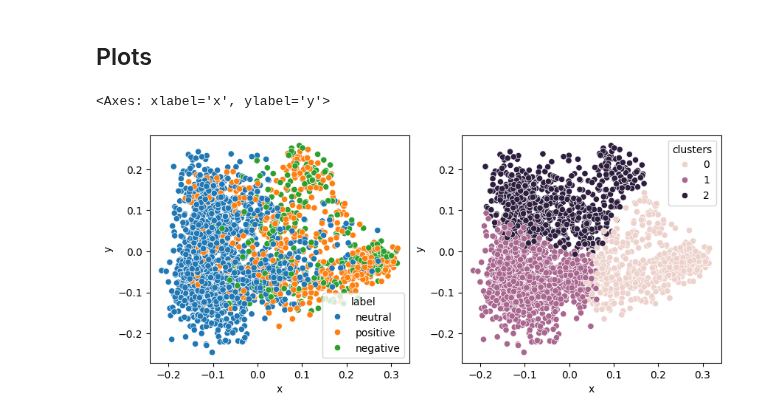
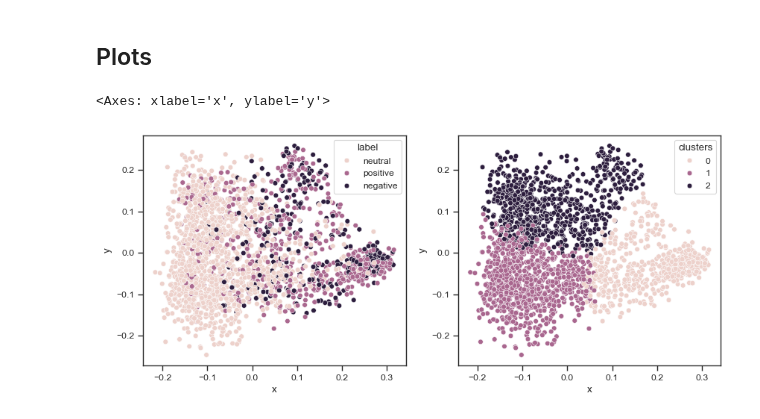
Before and after one commit to faunebl/thesis, a Jupyter notebook: final/get_graphs.ipynb, the cells around one changed output. Drawn from its saved outputs; the diff is of its cells as text; code cells hidden in the pictures.

```diff
--- a/final/get_graphs.ipynb
+++ b/final/get_graphs.ipynb
@@ -78,9 +79,12 @@ data = frame.collect()
 # %%
 fig, axes = plt.subplots(1,2)
 fig.set_size_inches(10,4)
 
+sns.set_theme(context = 'paper', style='ticks', palette = sns.cubehelix_palette(start=0, n_colors=3))
+# palette = sns.cubehelix_palette(start=2, n_colors=3)
+
 sns.scatterplot(data=data.to_pandas(), x = data['x'], y = data['y'], hue='label',ax=axes[0])
 sns.scatterplot(data=data.to_pandas(), x = data['x'], y = data['y'], hue='clusters',ax=axes[1])
 # %% [output]
 <Axes: xlabel='x', ylabel='y'>
-[figure, old version]
+[figure, new version]
```
Also changed, not shown: parts of 3 cells of this notebook.
